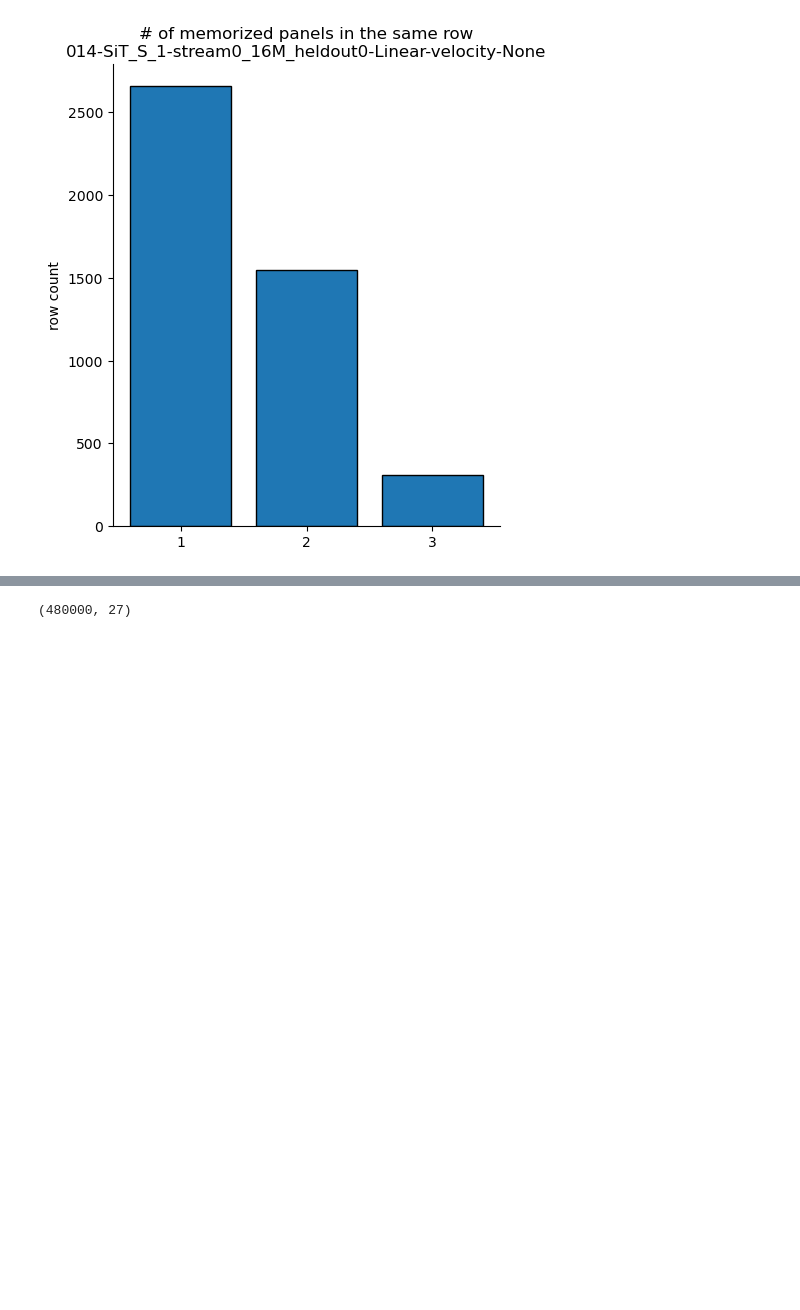
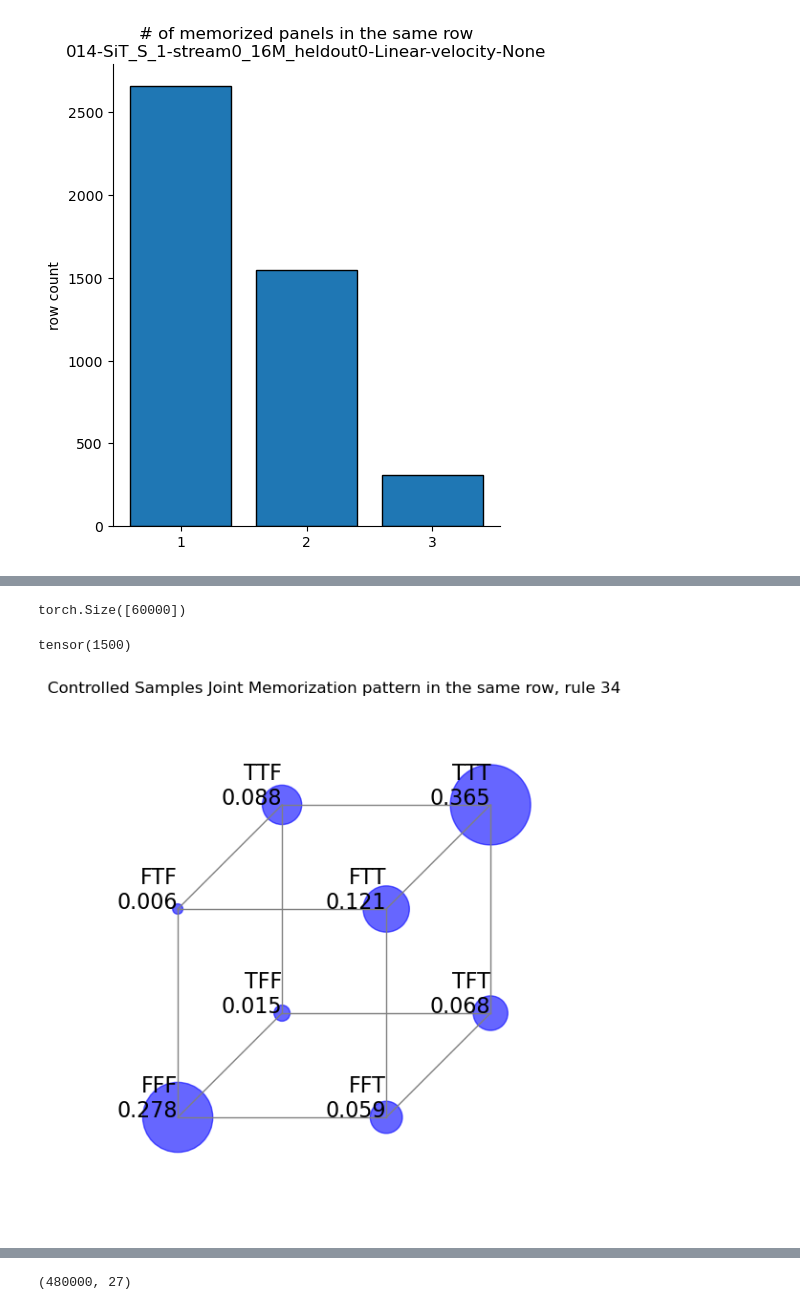
Before and after one commit to Animadversio/DiffusionReasoning, a Jupyter notebook: notebooks/gen_memorization_inspection.ipynb, the cells around one changed output, grey strips where cells are left out. Cells and saved outputs as stored; diff of their text form; code cells hidden in the pictures; blank space fills up the shorter version.

```diff
--- a/notebooks/gen_memorization_inspection.ipynb
+++ b/notebooks/gen_memorization_inspection.ipynb
@@ -1057,0 +1117,33 @@ plt.show()
+# %%
+ctrl_sample_tsr_X_sm, ctrl_sample_tsr_y_sm = get_RAVEN_dataset(data_root, train_attr_fn, n_classes=40, cmb_per_class=500, heldout_ids=(), cmb_offset=40000)
+# %%
+_, ctrl_samp_panel_list = extract_panel_mat_set(ctrl_sample_tsr_X_sm, outtype=list)
+pancnt, panfrac, idxlist = check_fraction_train_set_idxlist(ctrl_samp_panel_list, train_X_panel_set)
+panel_total = len(ctrl_samp_panel_list)
+sample_total = len(ctrl_sample_tsr_X_sm)
+row_total = sample_total * 3
+assert panel_total == sample_total * 9
+# %%
+row_label_y_vec = ctrl_sample_tsr_y_sm[:,None].repeat(1, 3,).reshape(-1)
+row_label_y_vec.shape
+# %% [output]
+torch.Size([60000])
+# %%
+(row_label_y_vec==1).sum()
+# %% [output]
+tensor(1500)
+# %%
+# construct the binary vector and matrix of memorization
+panel_mem_binary_vec = np.zeros((panel_total, ), dtype=bool)
+panel_mem_binary_vec[idxlist] = True
+panel_mem_bin_row_mat = panel_mem_binary_vec.reshape((row_total, 3))
+panel_mem_bin_sample_mat = panel_mem_binary_vec.reshape((sample_total, 9))
+# %%
+rule_id = 34
+bin_pattern, counts = np.unique(panel_mem_bin_row_mat[(row_label_y_vec == rule_id), :],
+                                axis=0, return_counts=True) # the joint distribution of memorization in the same row.
+figh = plot_binary_patterns_with_connections(counts, binary_patterns=bin_pattern, text="freq")
+figh.gca().set_title(f"Controlled Samples Joint Memorization pattern in the same row, rule {rule_id}")
+figh.show()
+# %% [output]
+[figure, added]
```
Also changed, not shown: parts of 43 cells of this notebook, 2 other files.
